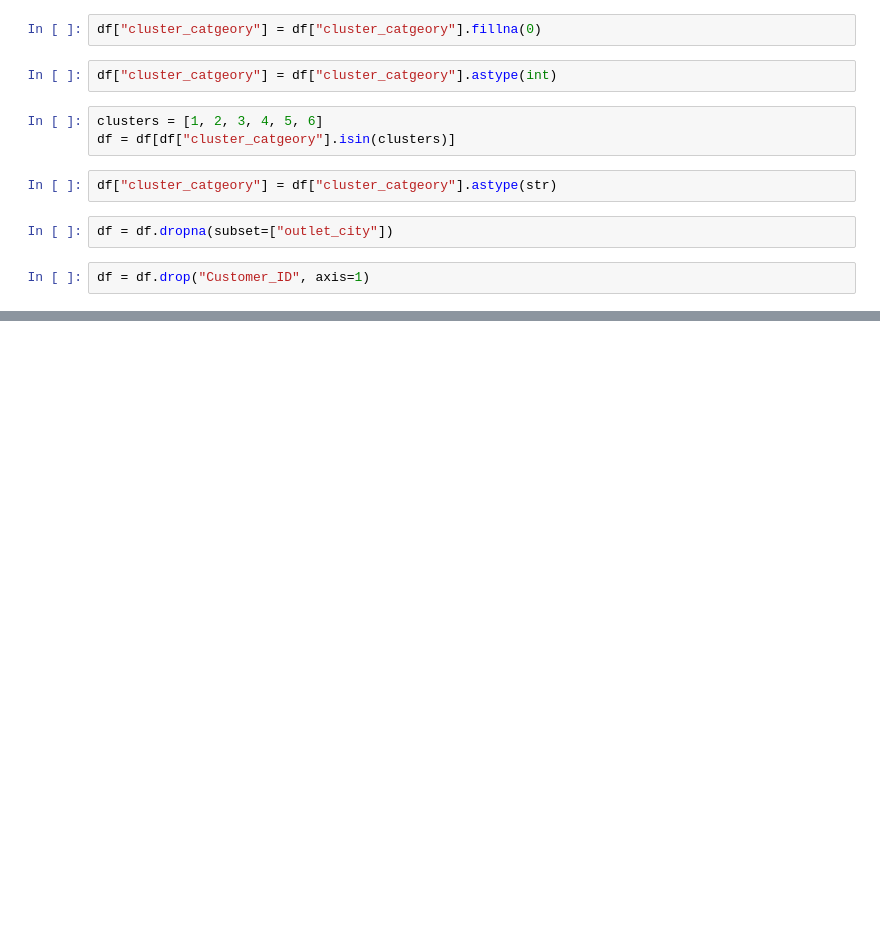
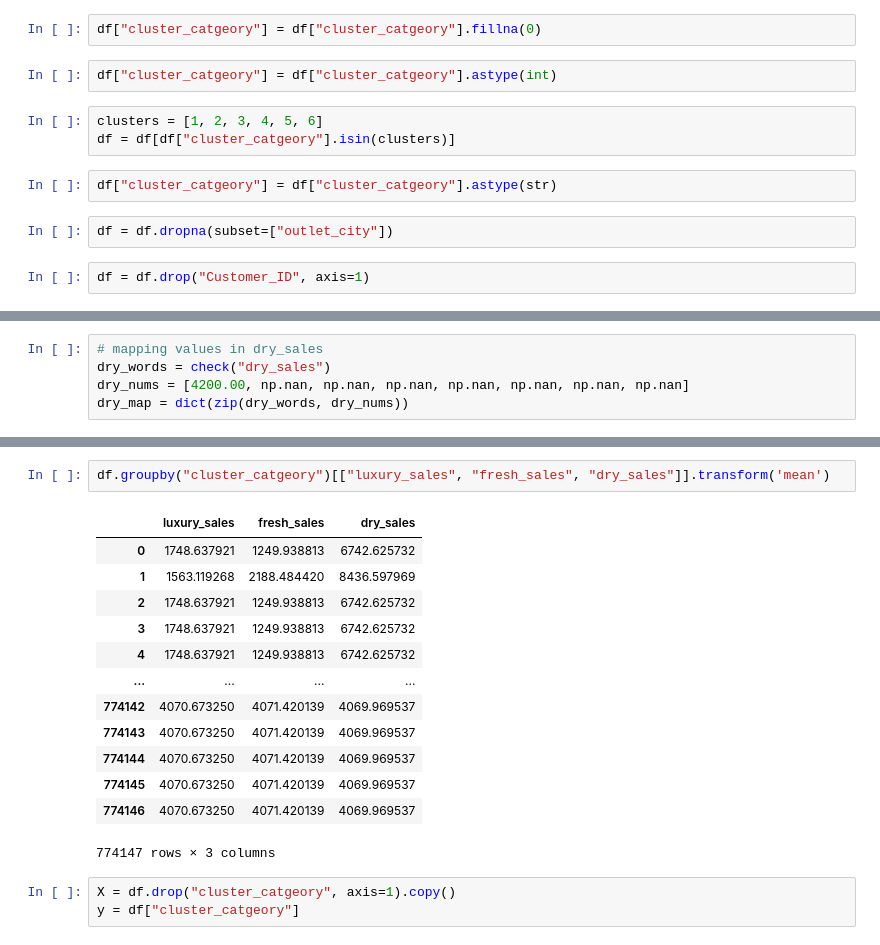
Before and after one commit to OverCat2000/Datastorm, a Jupyter notebook: notebook1.ipynb, the cells around one changed output, grey strips where cells are left out. Cells and saved outputs as stored; diff of their text form; blank space fills up the shorter version.

```diff
--- a/notebook1.ipynb
+++ b/notebook1.ipynb
@@ -108,0 +144,5 @@ Two thousand seven hundread ruppess
+# %%
+# mapping values in dry_sales
+dry_words = check("dry_sales")
+dry_nums = [4200.00, np.nan, np.nan, np.nan, np.nan, np.nan, np.nan, np.nan]
+dry_map = dict(zip(dry_words, dry_nums))
@@ -123,0 +183,19 @@ memory usage: 35.4+ MB
+# %%
+df.groupby("cluster_catgeory")[["luxury_sales", "fresh_sales", "dry_sales"]].transform('mean')
+# %% [output]
+|  | luxury_sales | fresh_sales | dry_sales |
+| 0 | 1748.637921 | 1249.938813 | 6742.625732 |
+| 1 | 1563.119268 | 2188.484420 | 8436.597969 |
+| 2 | 1748.637921 | 1249.938813 | 6742.625732 |
+| 3 | 1748.637921 | 1249.938813 | 6742.625732 |
+| 4 | 1748.637921 | 1249.938813 | 6742.625732 |
+| ... | ... | ... | ... |
+| 774142 | 4070.673250 | 4071.420139 | 4069.969537 |
+| 774143 | 4070.673250 | 4071.420139 | 4069.969537 |
+| 774144 | 4070.673250 | 4071.420139 | 4069.969537 |
+| 774145 | 4070.673250 | 4071.420139 | 4069.969537 |
+| 774146 | 4070.673250 | 4071.420139 | 4069.969537 |
+774147 rows × 3 columns
+# %%
+X = df.drop("cluster_catgeory", axis=1).copy()
+y = df["cluster_catgeory"]
```
Also changed, not shown: parts of 34 cells of this notebook.
